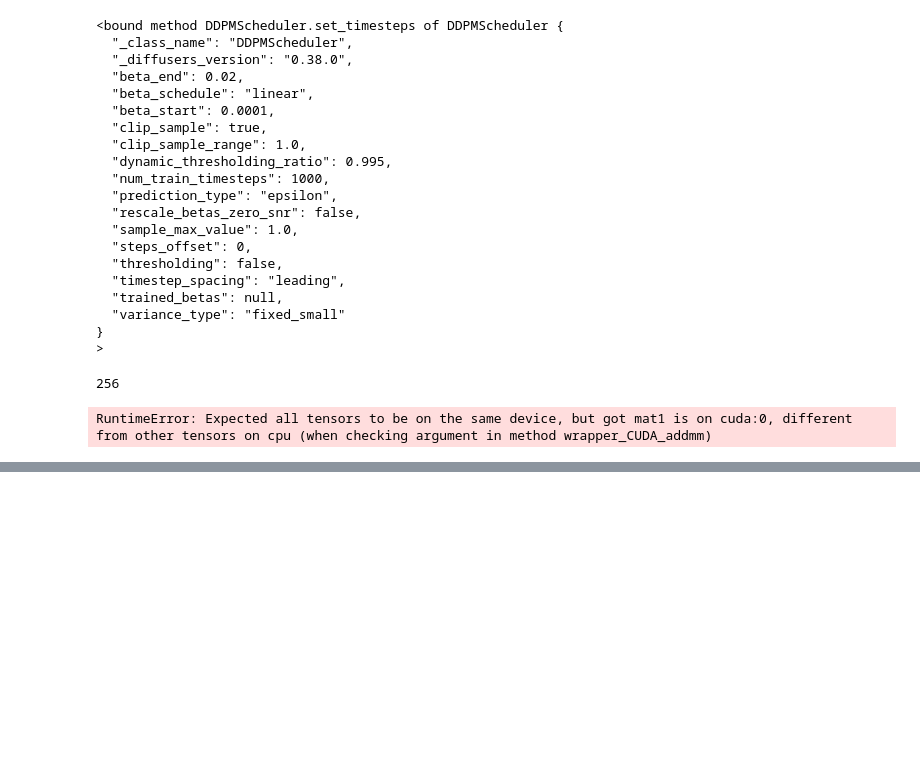
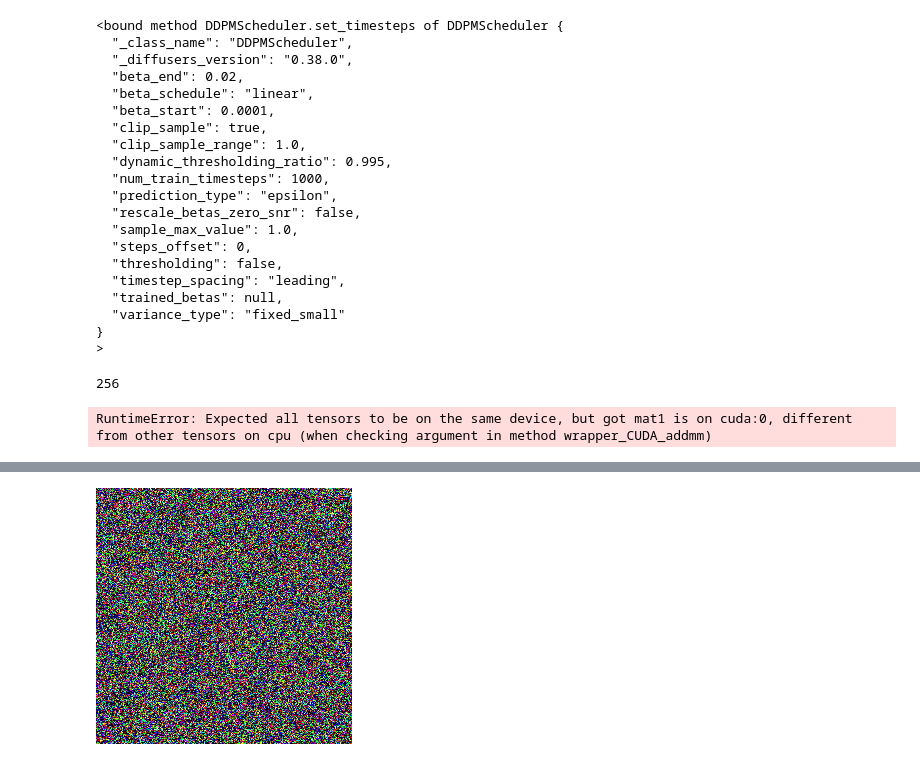
Before and after one commit to IrfanKpm/ai-with-huggingface, a Jupyter notebook: ch03_diffusion_model.ipynb, the cells around one changed output, grey strips where cells are left out. Saved outputs shown, nothing was run; the diff lists cells and outputs as text; code cells hidden in the pictures; blank space fills up the shorter version.

```diff
--- a/ch03_diffusion_model.ipynb
+++ b/ch03_diffusion_model.ipynb
@@ -201,9 +194,8 @@ input = noise
 # %%
 for t in scheduler.timesteps:
     with torch.inference_mode():
-        # Predict noise residual
-        residual = model(input, t).sample
-    # Compute previous noisy sample x_t -> x_t-1
-    sample = scheduler.step(residual, t, sample).prev_sample
+        noisy_residual = model(input, t).sample
+        prev_noisy_sample = scheduler.step(noisy_residual, t, input).prev_sample
+        input = prev_noisy_sample
 # %% [output]
 RuntimeError: Expected all tensors to be on the same device, but got mat1 is on cuda:0, different from other tensors on cpu (when checking argument in method wrapper_CUDA_addmm)
@@ -209,0 +215,33 @@ RuntimeError: Expected all tensors to be on the same device, but got mat1 is on
+# %%
+for t in scheduler.timesteps:
+    with torch.inference_mode():
+        noisy_residual = model(input, t).sample
+        prev_noisy_sample = scheduler.step(noisy_residual, t, input).prev_sample
+        input = prev_noisy_sample
+# %%
+import matplotlib.pyplot as plt
+import imageio
+import numpy as np
+
+input = torch.randn((1, 3, 256, 256), device=device)
+frames = []
+
+for i, t in enumerate(scheduler.timesteps):
+    with torch.inference_mode():
+        noisy_residual = model(input, t).sample
+        prev_noisy_sample = scheduler.step(noisy_residual, t, input).prev_sample
+        input = prev_noisy_sample
+
+    if i % 5 == 0:
+        img = input.cpu().permute(0, 2, 3, 1)[0].clamp(0, 1).numpy()
+        frames.append((img * 255).astype(np.uint8))
+
+# add the final clean image a few extra times so the GIF "holds" on it
+frames.extend([frames[-1]] * 10)
+
+imageio.mimsave("diffusion_process.gif", frames, fps=10)
+
+from IPython.display import Image as IPImage
+IPImage("diffusion_process.gif")
+# %% [output]
+[figure, added]
```
Also changed, not shown: parts of 6 cells of this notebook.
